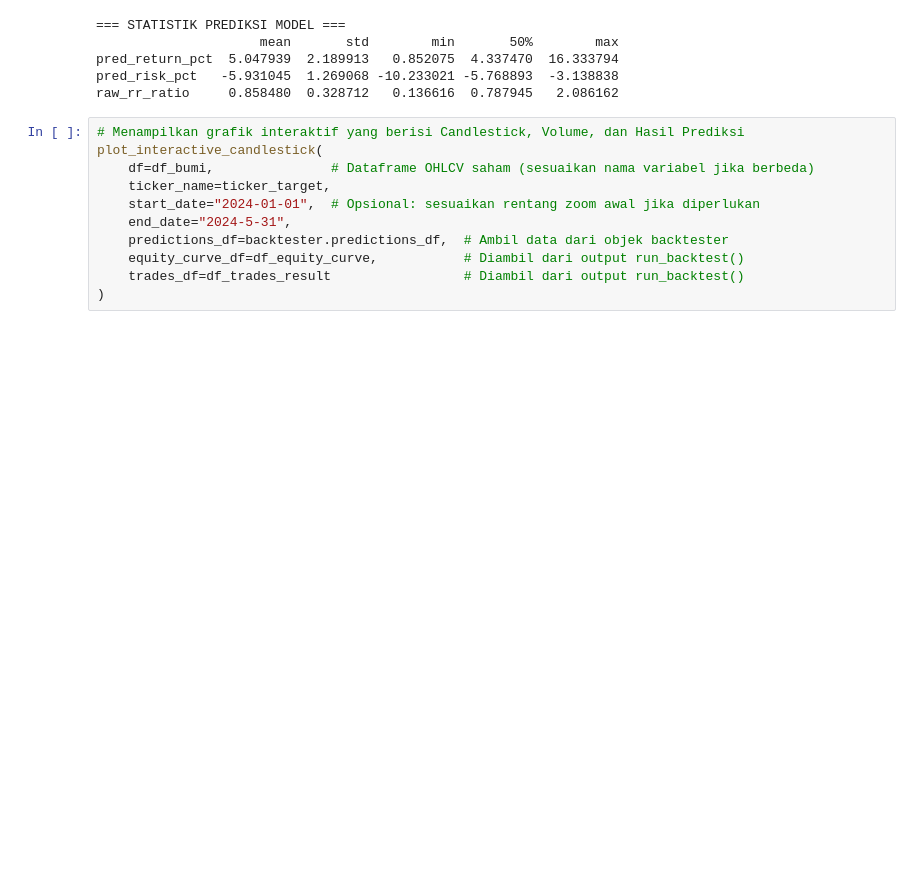
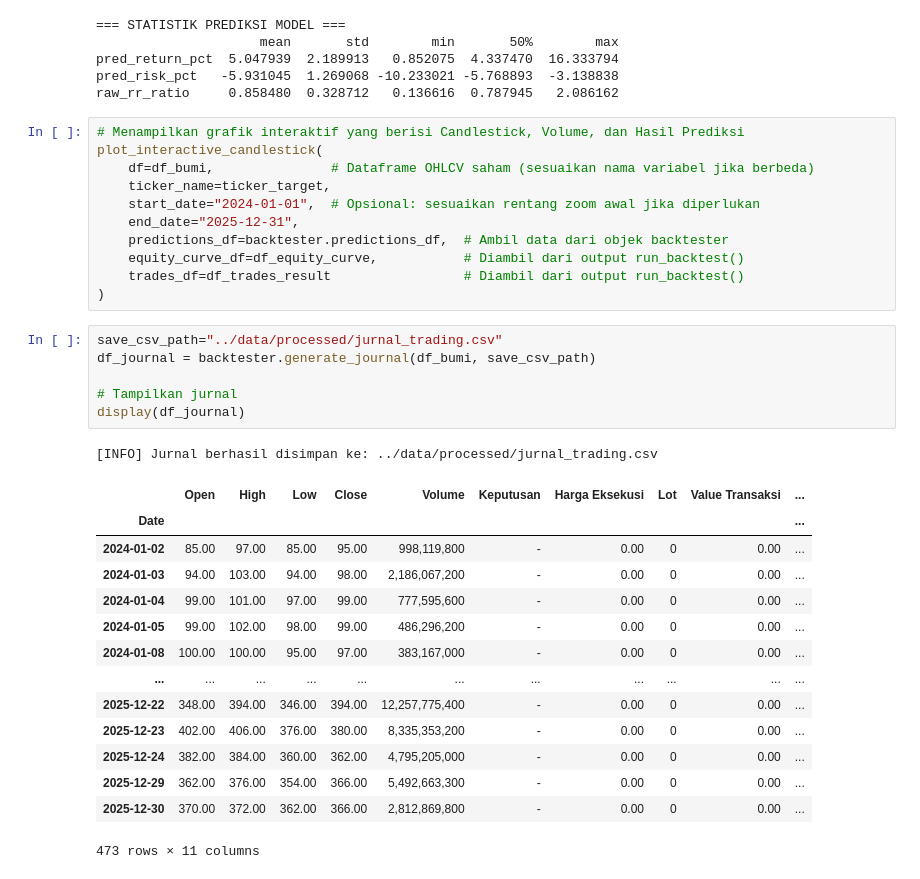
Before and after one commit to adilagagagah/stock-forecasting, a Jupyter notebook: notebook/backtest.ipynb, the cells around one changed output. Drawn from its saved outputs; the diff is of its cells as text; blank space fills up the shorter version.

Commit message:
add gitignore; update backtest logic trading; make sure only one trading in one ticker; create generate_journal methode to save csv ochlv with trade action

```diff
--- a/notebook/backtest.ipynb
+++ b/notebook/backtest.ipynb
@@ -174,8 +174,30 @@ plot_interactive_candlestick(
     df=df_bumi,               # Dataframe OHLCV saham (sesuaikan nama variabel jika berbeda)
     ticker_name=ticker_target,
     start_date="2024-01-01",  # Opsional: sesuaikan rentang zoom awal jika diperlukan
-    end_date="2024-5-31",
+    end_date="2025-12-31",
     predictions_df=backtester.predictions_df,  # Ambil data dari objek backtester
     equity_curve_df=df_equity_curve,           # Diambil dari output run_backtest()
     trades_df=df_trades_result                 # Diambil dari output run_backtest()
 )
+# %%
+save_csv_path="../data/processed/jurnal_trading.csv"
+df_journal = backtester.generate_journal(df_bumi, save_csv_path)
+
+# Tampilkan jurnal
+display(df_journal)
+# %% [output]
+[INFO] Jurnal berhasil disimpan ke: ../data/processed/jurnal_trading.csv
+|  | Open | High | Low | Close | Volume | Keputusan | Harga Eksekusi | Lot | Value Transaksi | ... |
+| Date |  |  |  |  |  |  |  |  |  | ... |
+| 2024-01-02 | 85.00 | 97.00 | 85.00 | 95.00 | 998,119,800 | - | 0.00 | 0 | 0.00 | ... |
+| 2024-01-03 | 94.00 | 103.00 | 94.00 | 98.00 | 2,186,067,200 | - | 0.00 | 0 | 0.00 | ... |
+| 2024-01-04 | 99.00 | 101.00 | 97.00 | 99.00 | 777,595,600 | - | 0.00 | 0 | 0.00 | ... |
+| 2024-01-05 | 99.00 | 102.00 | 98.00 | 99.00 | 486,296,200 | - | 0.00 | 0 | 0.00 | ... |
+| 2024-01-08 | 100.00 | 100.00 | 95.00 | 97.00 | 383,167,000 | - | 0.00 | 0 | 0.00 | ... |
+| ... | ... | ... | ... | ... | ... | ... | ... | ... | ... | ... |
+| 2025-12-22 | 348.00 | 394.00 | 346.00 | 394.00 | 12,257,775,400 | - | 0.00 | 0 | 0.00 | ... |
+| 2025-12-23 | 402.00 | 406.00 | 376.00 | 380.00 | 8,335,353,200 | - | 0.00 | 0 | 0.00 | ... |
+| 2025-12-24 | 382.00 | 384.00 | 360.00 | 362.00 | 4,795,205,000 | - | 0.00 | 0 | 0.00 | ... |
+| 2025-12-29 | 362.00 | 376.00 | 354.00 | 366.00 | 5,492,663,300 | - | 0.00 | 0 | 0.00 | ... |
+| 2025-12-30 | 370.00 | 372.00 | 362.00 | 366.00 | 2,812,869,800 | - | 0.00 | 0 | 0.00 | ... |
+473 rows × 11 columns
```
Also changed, not shown: parts of 2 cells of this notebook, 3 other files.
